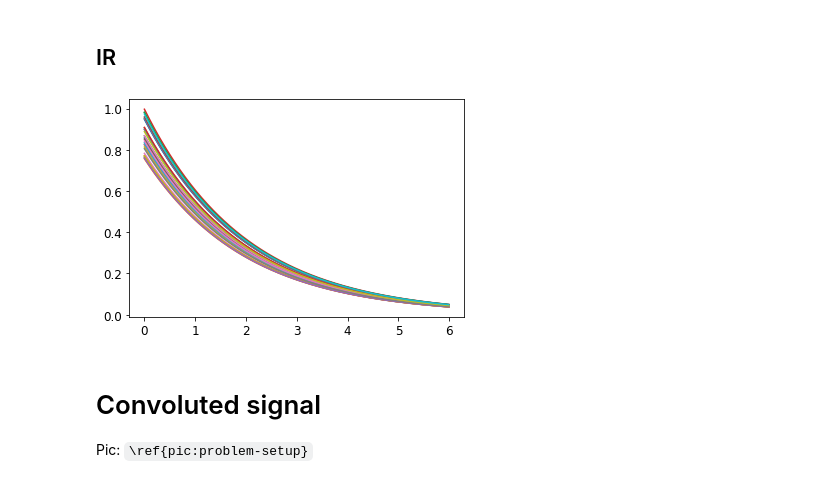
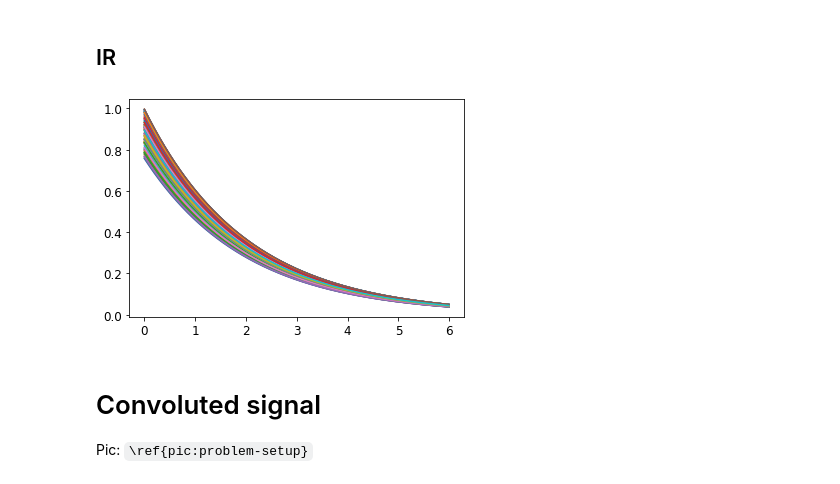
Before and after one commit to nj-vs-vh/master-thesis, a Jupyter notebook: notebooks/method.ipynb, the cells around one changed output. Drawn from its saved outputs; the diff is of its cells as text; code cells hidden in the pictures.

```diff
--- a/notebooks/method.ipynb
+++ b/notebooks/method.ipynb
@@ -16,30 +16,30 @@ SAVE_IMAGES = True
 # %%
 L_true = 5.99
 pts_per_bin = 100
 
 ir_x = np.linspace(0, L_true, int(L_true * pts_per_bin))
 
 # exp-decay
 gamma = 0.5
 ir_y = np.exp(- gamma * ir_x)
 
 # step
 # step_width = 3
 # step_start = 0
 # ir_y = (np.logical_and(ir_x > step_start, ir_x <= step_start+step_width)).astype('float')
 
 # gaussian shape
 # x_max = 1
 # x_sigma = 1
 # ir_y = np.exp(- (ir_x - x_max) ** 2 / (2 * x_sigma ** 2))
 
 factor_min, factor_max = 0.75, 1
-rir = randomized_ir.RandomizedIr(ir_x, ir_y, factor=lambda: factor_min + random()*(factor_max - factor_min))
-# rir = rir.RandomizedIr(ir_x, ir_y)
+rir = randomized_ir.RandomizedIr(ir_x, ir_y, factor=lambda n: factor_min + np.random.uniform(size=(n,))*(factor_max - factor_min))
+# rir = randomized_ir.RandomizedIr(ir_x, ir_y)
 
-rir.plot_realizations(count=30)
+rir.plot_realizations(count=100)
 # %% [output]
-[figure, old version]
+[figure, new version]
 # %% [markdown]
 # Convoluted signal
 
```
Also changed, not shown: parts of 10 cells of this notebook, 12 other files.
